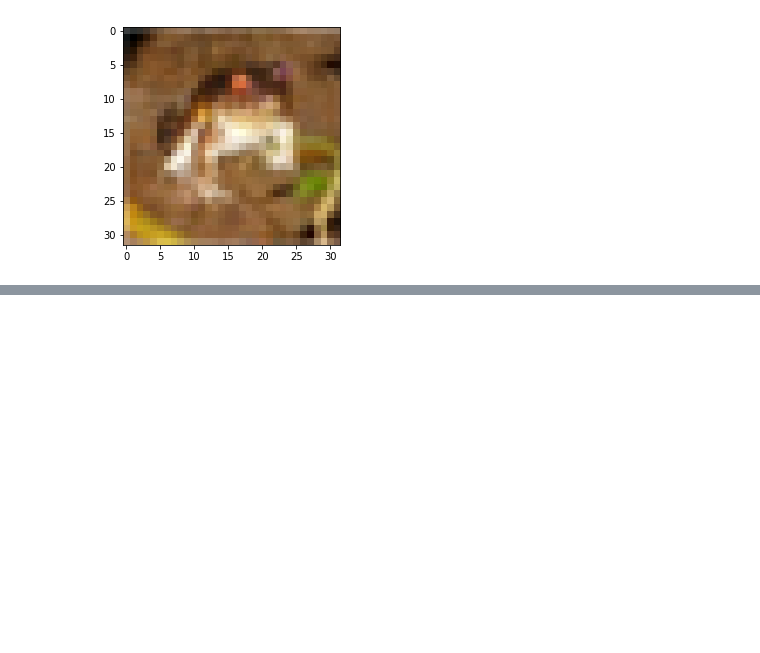
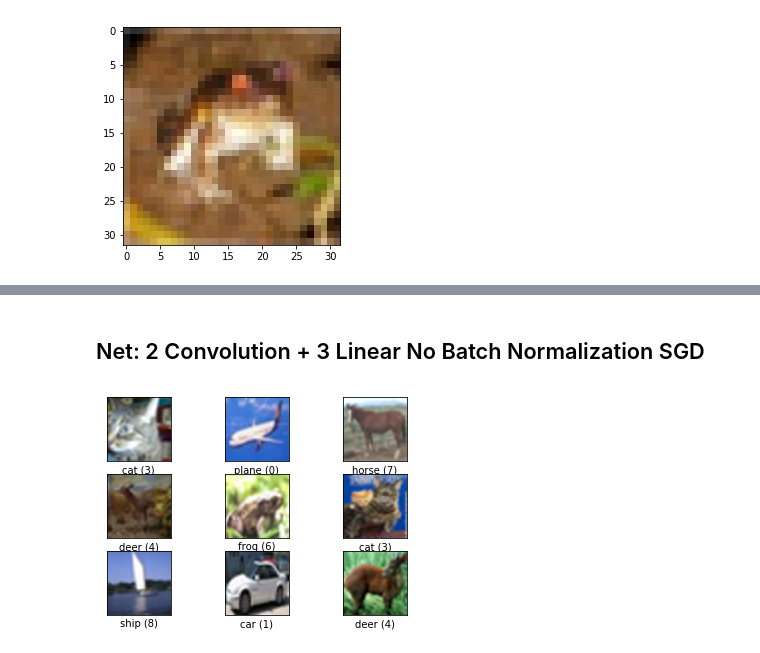
Before and after one commit to Xinyang622/PA3, a Jupyter notebook: Xinyang.ipynb, the cells around one changed output, grey strips where cells are left out. Saved outputs shown, nothing was run; the diff lists cells and outputs as text; code cells hidden in the pictures; blank space fills up the shorter version.

```diff
--- a/Xinyang.ipynb
+++ b/Xinyang.ipynb
@@ -217,0 +393,21 @@ def percent_correct(net, loader):
+# %% [markdown]
+## Net: 2 Convolution + 3 Linear No Batch Normalization SGD
+# %%
+train_loader, validation_loader = get_train_valid_loader('/datasets/CIFAR-10',
+                        128,
+                        norm=False,
+                        random_seed=22,
+                        valid_size=0.1,
+                        shuffle=True,
+                        show_sample=True,
+                        num_workers=4,
+                        pin_memory=False)
+
+test_loader = get_test_loader('/datasets/CIFAR-10',
+                    100,
+                    norm=False,
+                    shuffle=True,
+                    num_workers=4,
+                    pin_memory=False)
+# %% [output]
+[figure, added]
```
Also changed, not shown: parts of 40 cells of this notebook.
